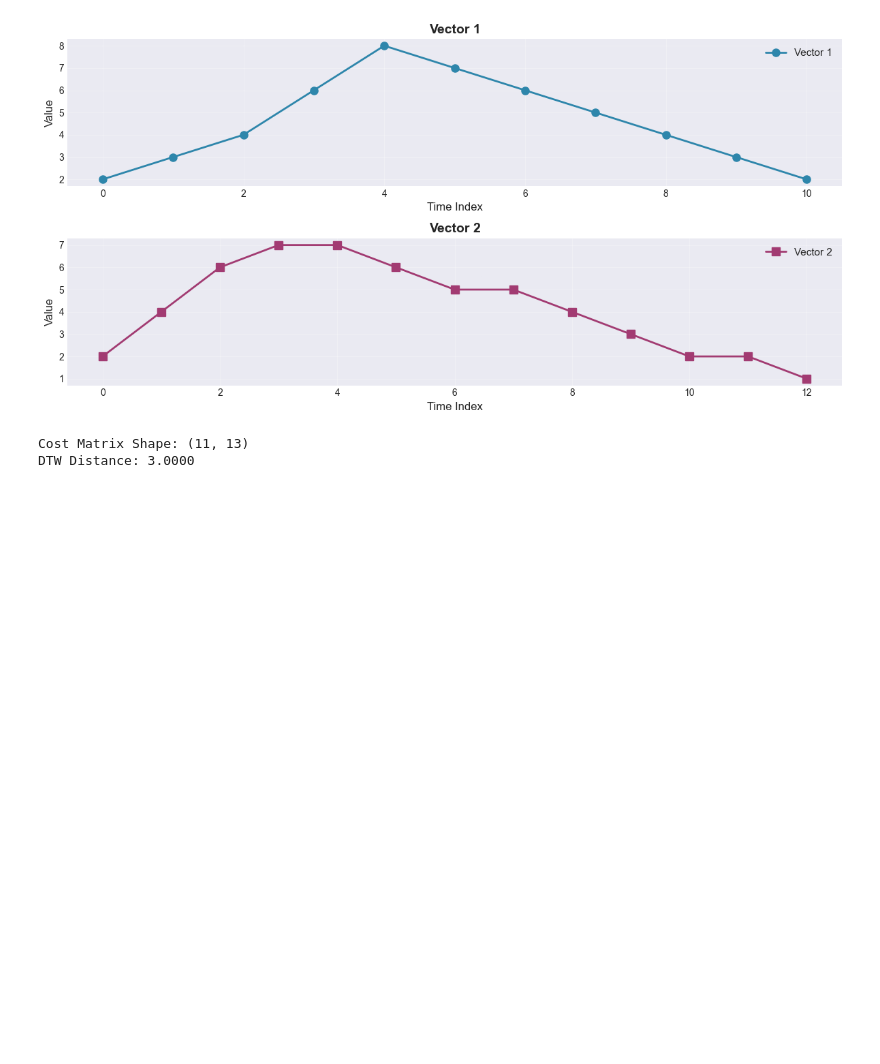
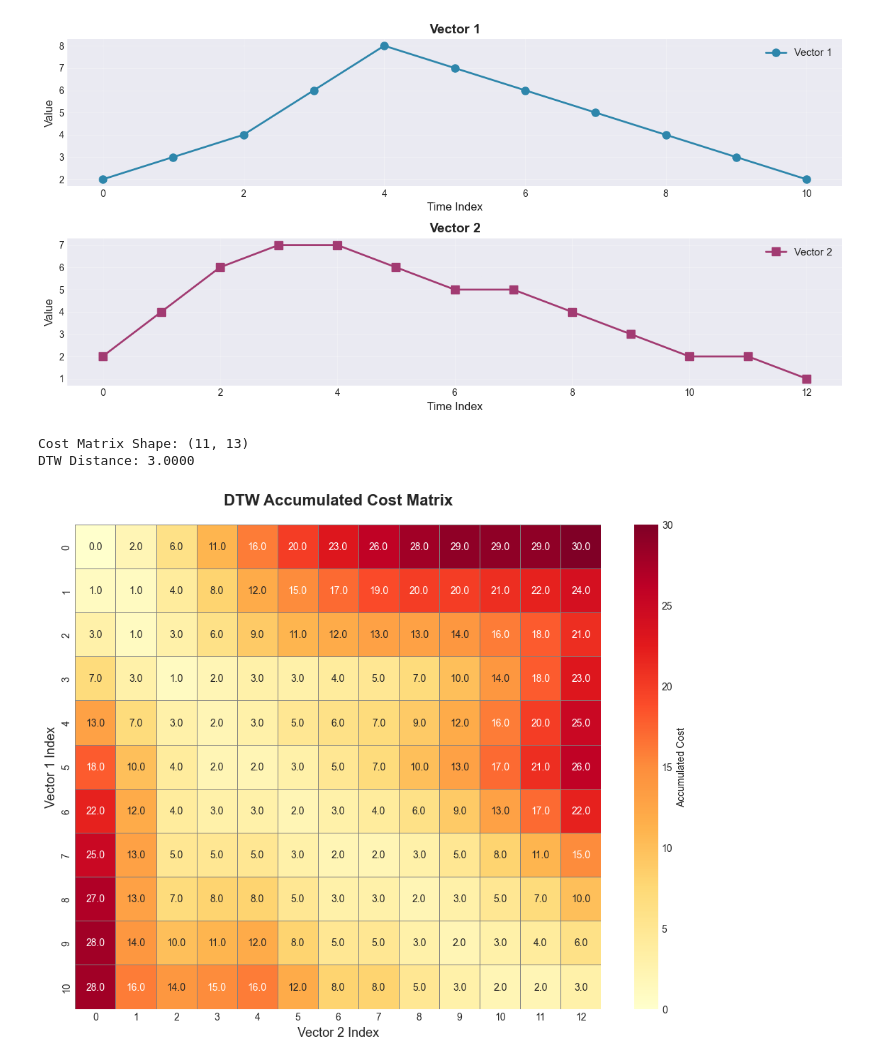
Before and after one commit to Abhijith-E/SPR-lab-2448503, a Jupyter notebook: Lab6.ipynb, the cells around one changed output. Cells and saved outputs as stored; diff of their text form; code cells hidden in the pictures; blank space fills up the shorter version.

Commit message:
feat: add cost matrix visualization with heatmap
- Create plot_cost_matrix() function using seaborn
- Display accumulated costs with YlOrRd color gradient
- Annotate cells with cost values (1 decimal place)
- Add colorbar, axis labels, and descriptive title
- Show cost progression from top-left to bottom-right

```diff
--- a/Lab6.ipynb
+++ b/Lab6.ipynb
@@ -92,3 +92,30 @@ print(f"DTW Distance: {dtw_distance:.4f}")
 # %% [output]
 Cost Matrix Shape: (11, 13)
 DTW Distance: 3.0000
+# %%
+# Task 3: Visualize the accumulated cost matrix
+def plot_cost_matrix(cost_matrix: np.ndarray) -> None:
+    """
+    Visualize the accumulated cost matrix as a heatmap.
+
+    Parameters:
+    -----------
+    cost_matrix : np.ndarray
+        Accumulated cost matrix from DTW
+    """
+    plt.figure(figsize=(10, 8))
+
+    sns.heatmap(cost_matrix, annot=True, fmt='.1f', cmap='YlOrRd',
+                cbar_kws={'label': 'Accumulated Cost'},
+                linewidths=0.5, linecolor='gray')
+
+    plt.title('DTW Accumulated Cost Matrix', fontsize=16, fontweight='bold', pad=20)
+    plt.xlabel('Vector 2 Index', fontsize=13)
+    plt.ylabel('Vector 1 Index', fontsize=13)
+    plt.tight_layout()
+    plt.show()
+
+# Visualize cost matrix
+plot_cost_matrix(cost_matrix)
+# %% [output]
+[figure, added]
```
